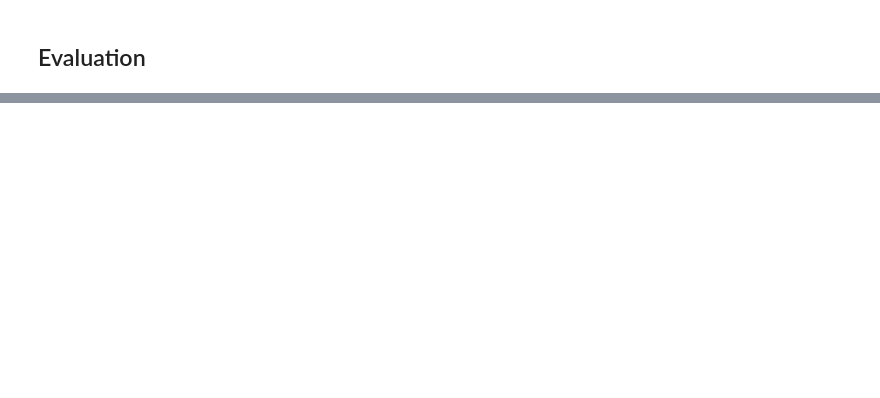
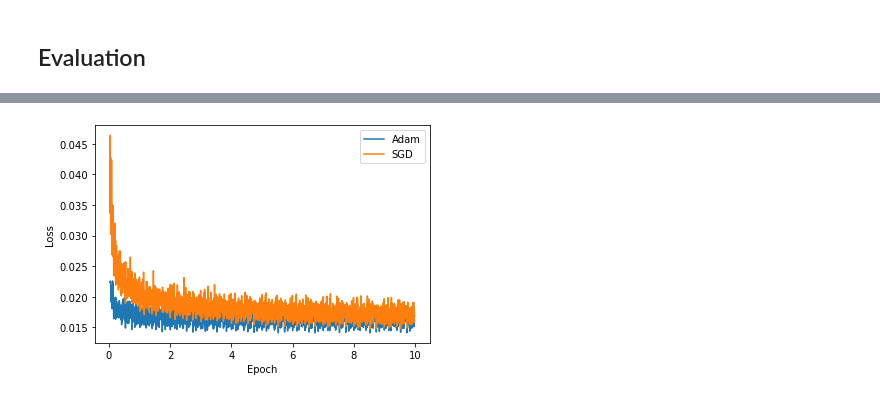
Before and after one commit to frasalvi/Noise2Noise-Denoising-Autoencoder, a Jupyter notebook: Miniproject_2/others/test_model.ipynb, the cells around one changed output, grey strips where cells are left out. Saved outputs shown, nothing was run; the diff lists cells and outputs as text; code cells hidden in the pictures; blank space fills up the shorter version.

```diff
--- a/Miniproject_2/others/test_model.ipynb
+++ b/Miniproject_2/others/test_model.ipynb
@@ -177,20 +184,32 @@ if not(os.path.exists('figures')):
     os.mkdir('figures')
 # %%
 def load_model(model_name, model_path):
-    if (model_name=='Ours_Adam'):
+    if (model_name=='Ours'):
         net = model.Model(optimizer='Adam')
     elif (model_name=='Ours_SGD'):
         net = model.Model(optimizer='SGD')
-    elif (model_name=='Torch_Adam'):
+    elif (model_name=='Torch'):
         net = TorchModel(optimizer='Adam')
     elif (model_name=='Torch_SGD'):
         net = TorchModel(optimizer='SGD')
     else:
         raise ValueError('Invalid model name!')
 
-    checkpoint = torch.load(model_path, map_location=device)
-    net.model.load_state_dict(checkpoint['model'])
-    net.batch_size = checkpoint['batch_size']
+    if model_name in ['Torch', 'Torch_SGD']:
+        checkpoint = torch.load(model_path)
+        net.model.load_state_dict(checkpoint['model'])
+    else:
+        checkpoint = torch.load(model_path)
+        # with open(model_path, 'wb') as fs:
+        #     checkpoint = pickle.load(checkpoint, fs)
+        net.model.layers[0].weight = checkpoint['conv0.weight']
+        net.model.layers[0].bias = checkpoint['conv0.bias']
+        net.model.layers[2].weight = checkpoint['conv1.weight']
+        net.model.layers[2].bias = checkpoint['conv1.bias']
+        net.model.layers[4].layers[1].weight = checkpoint['conv2.weight']
+        net.model.layers[4].layers[1].bias = checkpoint['conv2.bias']
+        net.model.layers[6].layers[1].weight = checkpoint['conv3.weight']
+        net.model.layers[6].layers[1].bias = checkpoint['conv3.bias']
     net.losses = checkpoint['losses']
     return net
 # %%
@@ -225,0 +287,17 @@ plt.show()
+# %%
+Ours_net = load_model('Ours', model_path='models/' + 'Ours' + '.pth')
+OursSGD_net = load_model('Ours_SGD', model_path='models/' + 'Ours_SGD' + '.pth')
+Torch_net = load_model('Torch', model_path='models/' + 'Torch' + '.pth')
+TorchSGD_net = load_model('Torch_SGD', model_path='models/' + 'Torch_SGD' + '.pth')
+
+
+fig = plt.figure()
+xs = np.arange(len(Ours_net.losses)) / train_noisy_imgs_input.shape[0] * 32 * 5
+n = 13
+plt.plot(xs[n:], Ours_net.losses[n:], xs[n:], OursSGD_net.losses[n:])
+plt.legend(['Adam', 'SGD'])
+plt.xlabel('Epoch')
+plt.ylabel('Loss')
+plt.show()
+# %% [output]
+[figure, added]
```
Also changed, not shown: parts of 14 cells of this notebook.
